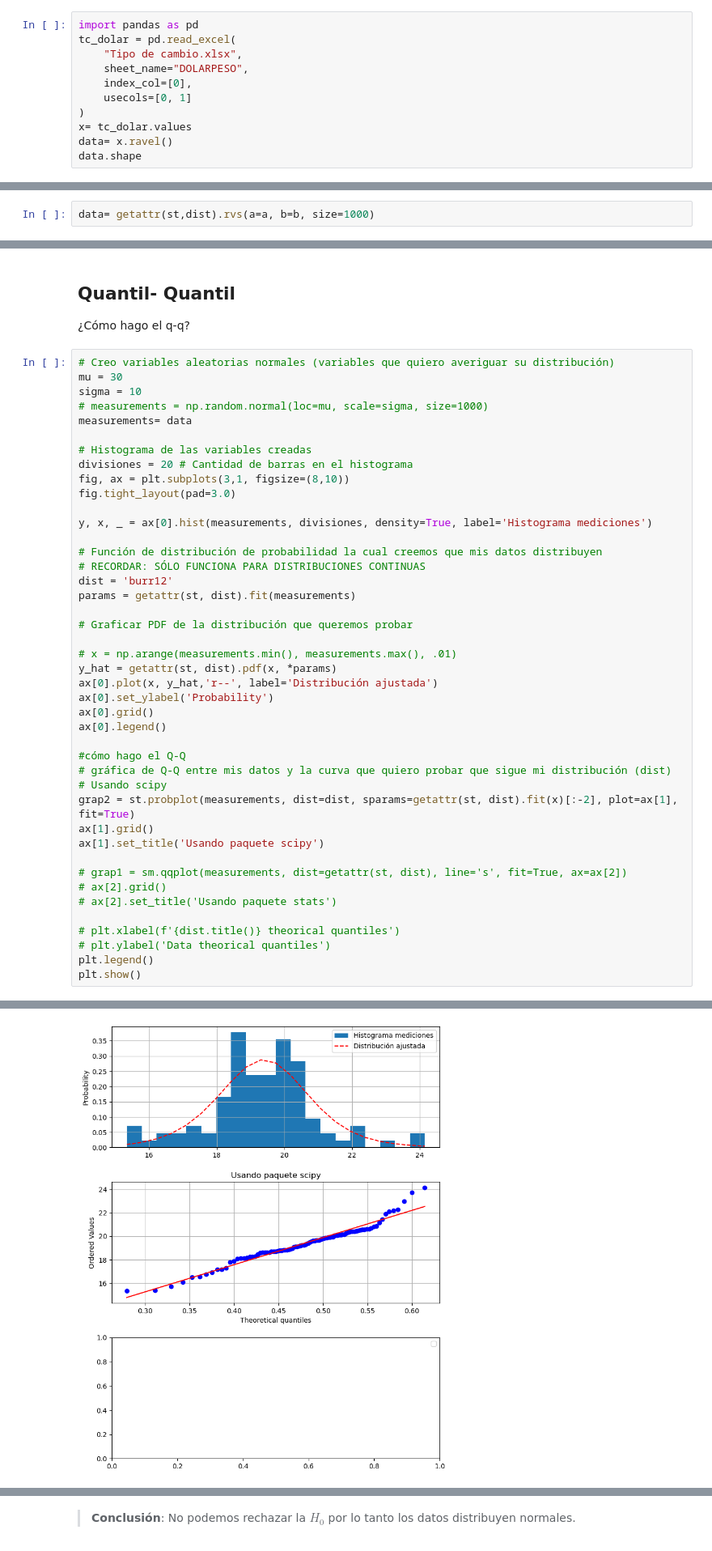
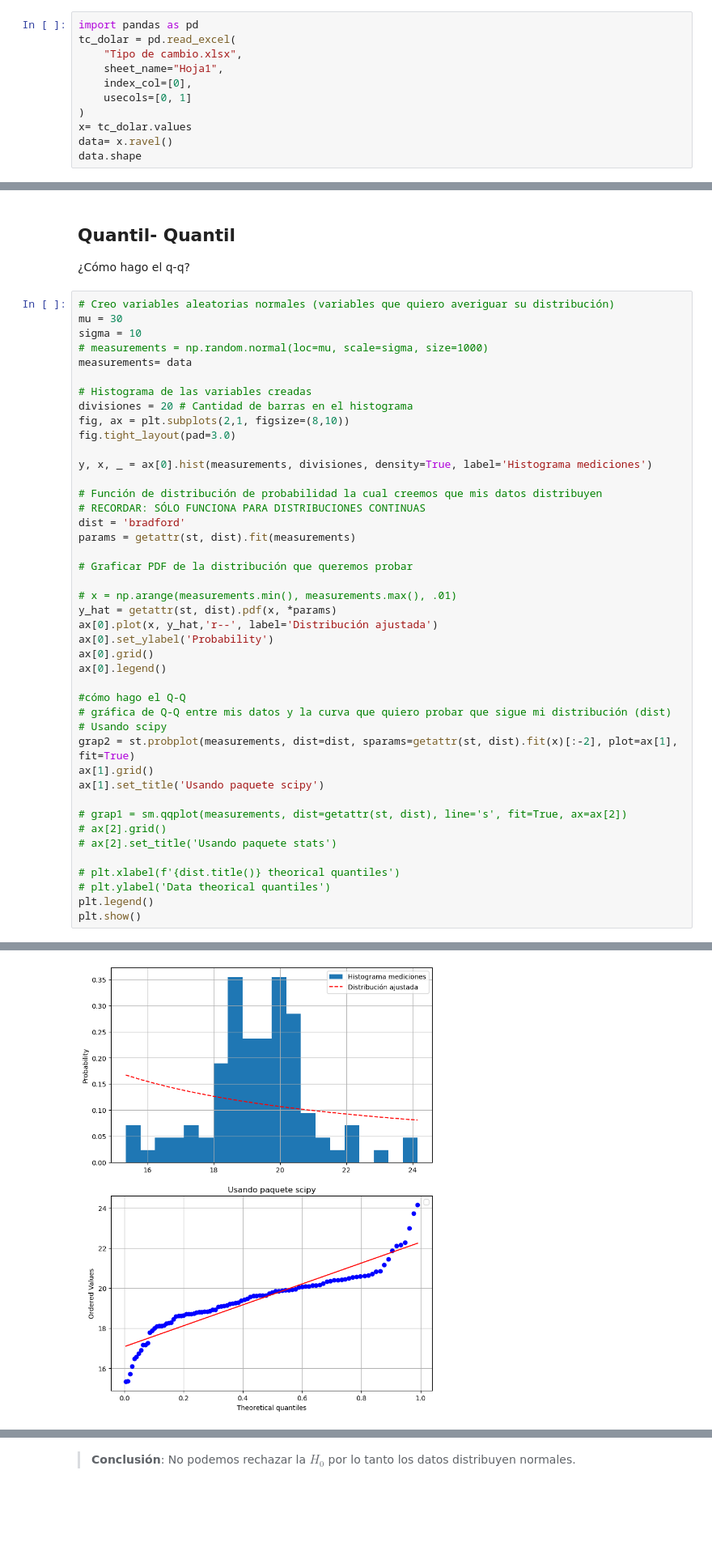
Before and after one commit to JuliaDomRuss/Proyecto_Simulacion, a Jupyter notebook: Comporbación Distribuciones.ipynb, the cells around one changed output, grey strips where cells are left out. Shown at 81% size. Saved outputs shown, nothing was run; the diff lists cells and outputs as text; blank space fills up the shorter version.

```diff
--- a/Comporbación Distribuciones.ipynb
+++ b/Comporbación Distribuciones.ipynb
@@ -43,7 +32,7 @@ warnings.filterwarnings("ignore")
 import pandas as pd
 tc_dolar = pd.read_excel(
     "Tipo de cambio.xlsx",
-    sheet_name="DOLARPESO",
+    sheet_name="Hoja1",
     index_col=[0],
     usecols=[0, 1]
 )
@@ -104,2 +43,0 @@ array([0.52100009, 0.42825646, 0.52765021, 0.25787829, 0.31419668,
-# %%
-data= getattr(st,dist).rvs(a=a, b=b, size=1000)
@@ -221,40 +100,40 @@ measurements= data
 
 # Histograma de las variables creadas
 divisiones = 20 # Cantidad de barras en el histograma
-fig, ax = plt.subplots(3,1, figsize=(8,10))
+fig, ax = plt.subplots(2,1, figsize=(8,10))
 fig.tight_layout(pad=3.0)
 
 y, x, _ = ax[0].hist(measurements, divisiones, density=True, label='Histograma mediciones')
 
 # Función de distribución de probabilidad la cual creemos que mis datos distribuyen
 # RECORDAR: SÓLO FUNCIONA PARA DISTRIBUCIONES CONTINUAS
-dist = 'burr12'
+dist = 'bradford'
 params = getattr(st, dist).fit(measurements)
 
 # Graficar PDF de la distribución que queremos probar
 
 # x = np.arange(measurements.min(), measurements.max(), .01)
 y_hat = getattr(st, dist).pdf(x, *params)
 ax[0].plot(x, y_hat,'r--', label='Distribución ajustada')
 ax[0].set_ylabel('Probability')
 ax[0].grid()
 ax[0].legend()
 
 #cómo hago el Q-Q
 # gráfica de Q-Q entre mis datos y la curva que quiero probar que sigue mi distribución (dist)
 # Usando scipy
 grap2 = st.probplot(measurements, dist=dist, sparams=getattr(st, dist).fit(x)[:-2], plot=ax[1], fit=True)
 ax[1].grid()
 ax[1].set_title('Usando paquete scipy')
 
 # grap1 = sm.qqplot(measurements, dist=getattr(st, dist), line='s', fit=True, ax=ax[2])
 # ax[2].grid()
 # ax[2].set_title('Usando paquete stats')
 
 # plt.xlabel(f'{dist.title()} theorical quantiles')
 # plt.ylabel('Data theorical quantiles')
 plt.legend()
 plt.show()
 # %% [output]
 No artists with labels found to put in legend.  Note that artists whose label start with an underscore are ignored when legend() is called with no argument.
-[figure, old version]
+[figure, new version]
```
Also changed, not shown: parts of 24 cells of this notebook, 3 other files.
